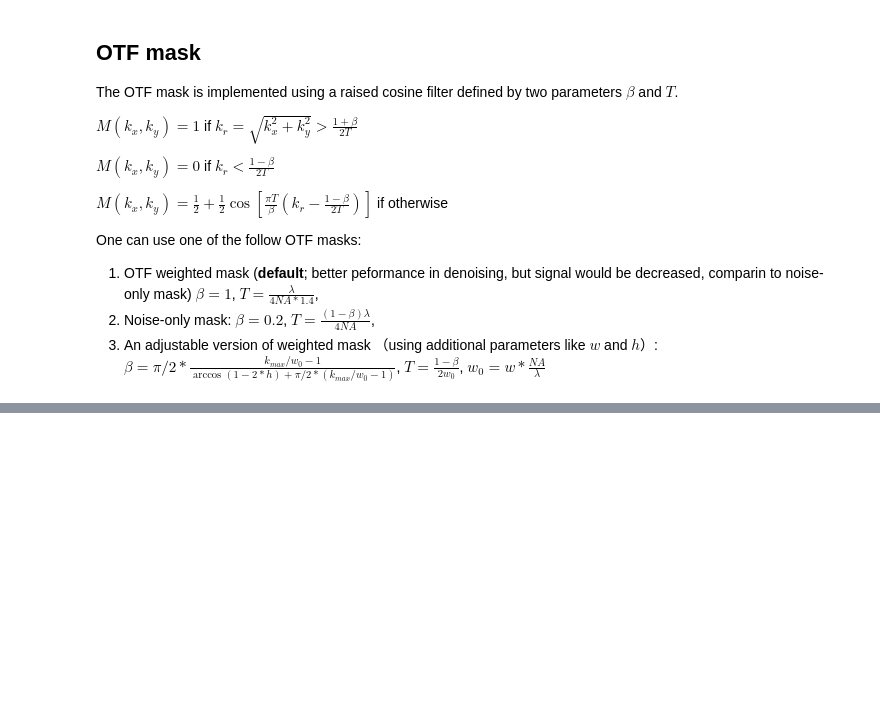
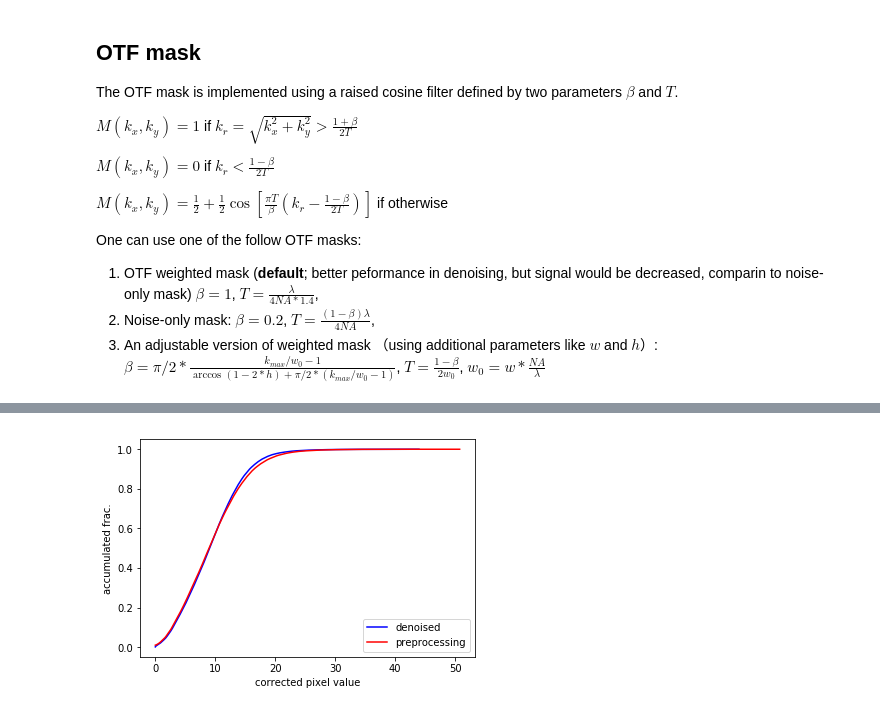
Before and after one commit to zqwei/fish_processing, a Jupyter notebook: pixelwiseDenoising/pixelDenoising.ipynb, the cells around one changed output, grey strips where cells are left out. Drawn from its saved outputs; the diff is of its cells as text; code cells hidden in the pictures; blank space fills up the shorter version.

```diff
--- a/pixelwiseDenoising/pixelDenoising.ipynb
+++ b/pixelwiseDenoising/pixelDenoising.ipynb
@@ -254,0 +298,19 @@ gain.max()
+# %%
+out__ = out_[imgD_ > 0]
+imgD__ = imgD_[imgD_ > 0]
+values, base = np.histogram(out__, bins=1000)
+#evaluate the cumulative
+cumulative = np.cumsum(values)/len(out__)
+# plot the cumulative function
+plt.plot(base[:-1], cumulative, c='blue',label='denoised')
+values, base = np.histogram(imgD__, bins=1000)
+#evaluate the cumulative
+cumulative = np.cumsum(values)/len(imgD__)
+# plot the cumulative function
+plt.plot(base[:-1], cumulative, c='red',label='preprocessing')
+plt.xlabel('corrected pixel value')
+plt.ylabel('accumulated frac.')
+plt.legend()
+plt.show()
+# %% [output]
+[figure, added]
```
Also changed, not shown: parts of 10 cells of this notebook, 1 other file.
